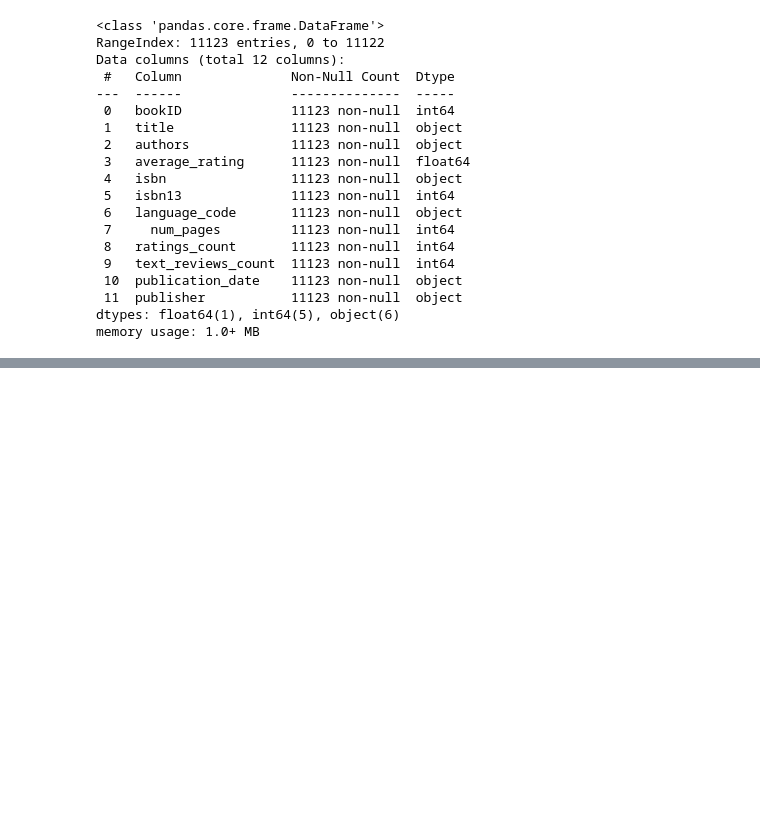
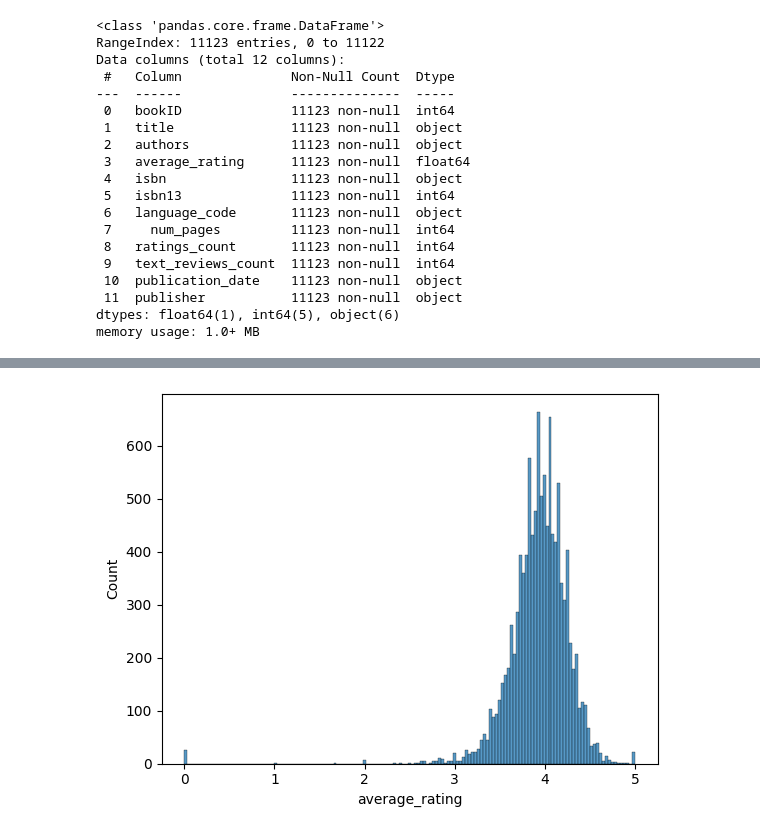
Before and after one commit to manascb1344/Book-Recommender-System, a Jupyter notebook: main.ipynb, the cells around one changed output, grey strips where cells are left out. Drawn from its saved outputs; the diff is of its cells as text; code cells hidden in the pictures; blank space fills up the shorter version.

```diff
--- a/main.ipynb
+++ b/main.ipynb
@@ -55,0 +200,5 @@ memory usage: 1.0+ MB
+# %%
+sns.histplot(df['average_rating'])
+plt.show()
+# %% [output]
+[figure, added]
```
Also changed, not shown: parts of 29 cells of this notebook, 2 other files.
